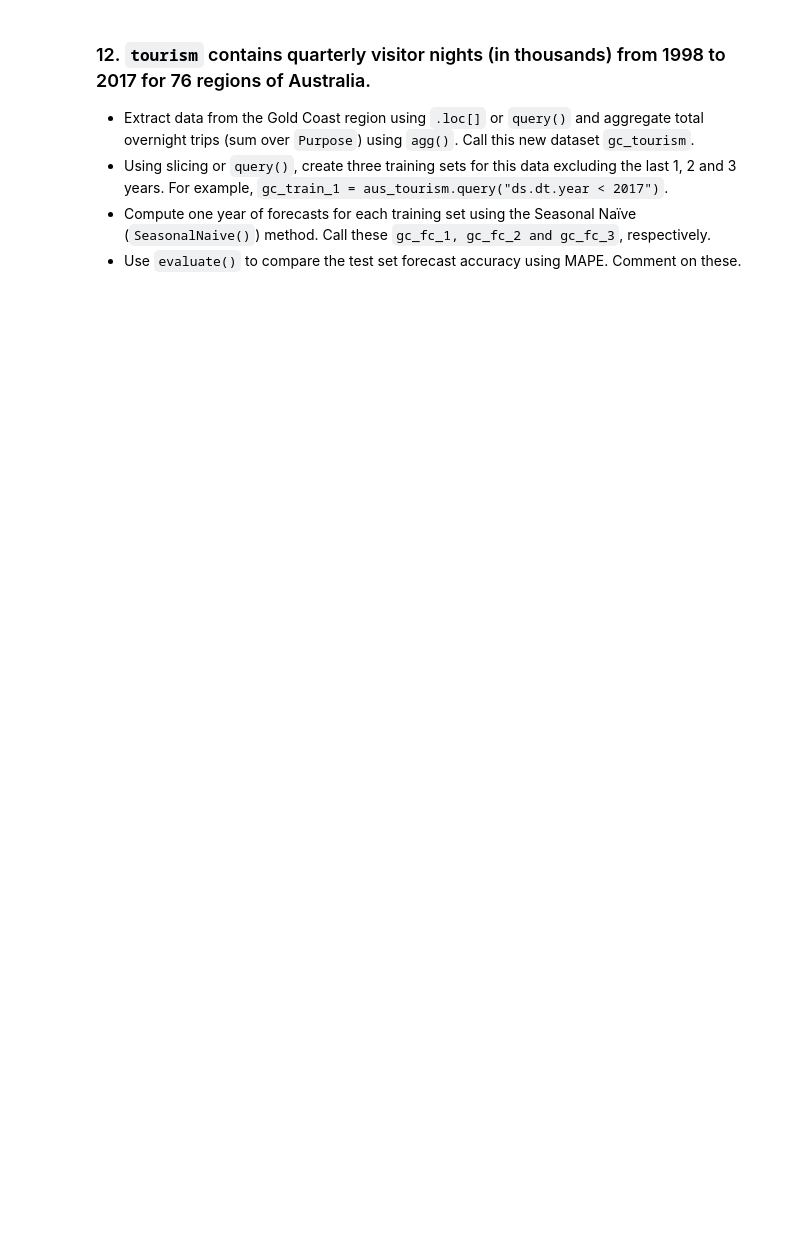
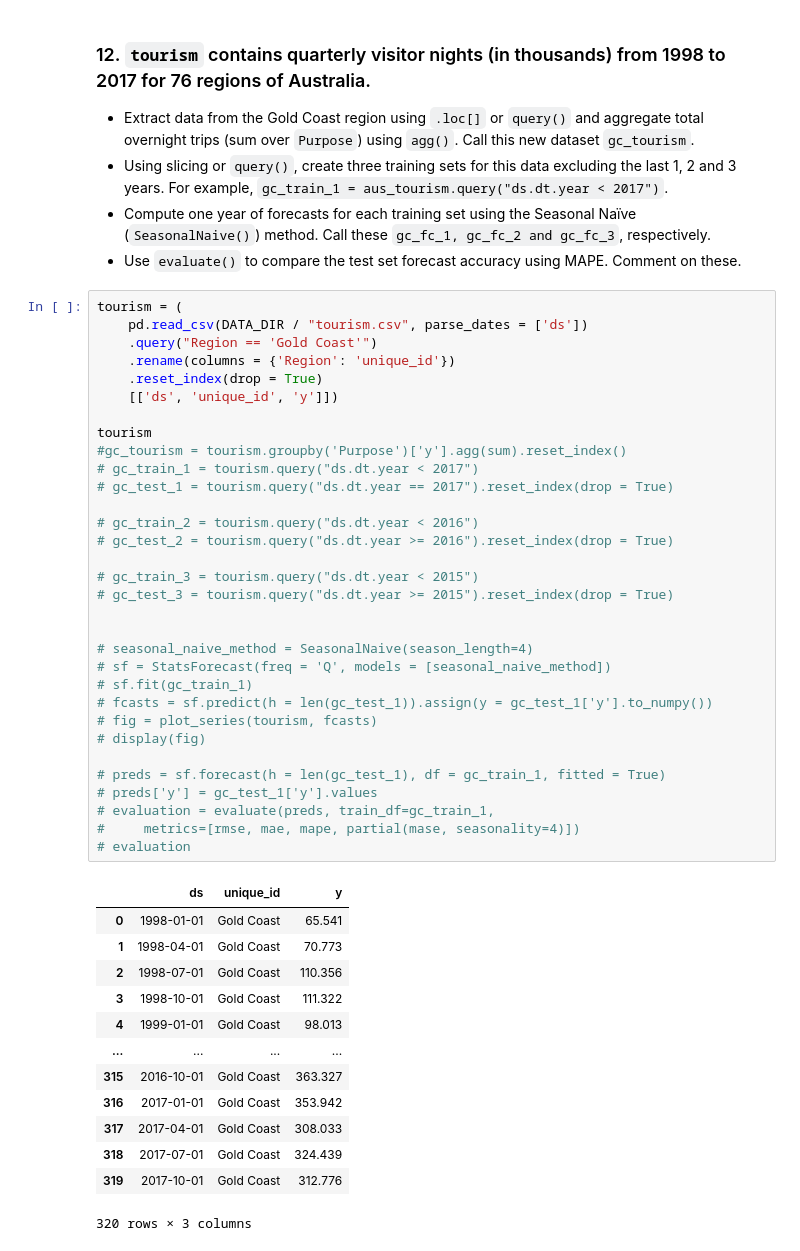
Before and after one commit to Le-Phu-Family/-Time-Series-Analysis-and-Forecasting-methods-, a Jupyter notebook: notebooks/Chapter 5 - The forecaster’s toolbox/Excercises for Chapter 5.ipynb, the cells around one changed output. Drawn from its saved outputs; the diff is of its cells as text; blank space fills up the shorter version.

```diff
--- a/notebooks/Chapter 5 - The forecaster’s toolbox/Excercises for Chapter 5.ipynb
+++ b/notebooks/Chapter 5 - The forecaster’s toolbox/Excercises for Chapter 5.ipynb
@@ -513,3 +629,49 @@ array(['Australian Capital Territory_Bulls, bullocks and steers',
 - Using slicing or `query()`, create three training sets for this data excluding the last 1, 2 and 3 years. For example, `gc_train_1 = aus_tourism.query("ds.dt.year < 2017")`.
 - Compute one year of forecasts for each training set using the Seasonal Naïve (`SeasonalNaive()`) method. Call these `gc_fc_1, gc_fc_2 and gc_fc_3`, respectively.
 - Use `evaluate()` to compare the test set forecast accuracy using MAPE. Comment on these.
+# %%
+tourism = (
+    pd.read_csv(DATA_DIR / "tourism.csv", parse_dates = ['ds'])
+    .query("Region == 'Gold Coast'")
+    .rename(columns = {'Region': 'unique_id'})
+    .reset_index(drop = True)
+    [['ds', 'unique_id', 'y']])
+
+tourism
+#gc_tourism = tourism.groupby('Purpose')['y'].agg(sum).reset_index()
+# gc_train_1 = tourism.query("ds.dt.year < 2017")
+# gc_test_1 = tourism.query("ds.dt.year == 2017").reset_index(drop = True)
+
+# gc_train_2 = tourism.query("ds.dt.year < 2016")
+# gc_test_2 = tourism.query("ds.dt.year >= 2016").reset_index(drop = True)
+
+# gc_train_3 = tourism.query("ds.dt.year < 2015")
+# gc_test_3 = tourism.query("ds.dt.year >= 2015").reset_index(drop = True)
+
+
+# seasonal_naive_method = SeasonalNaive(season_length=4)
+# sf = StatsForecast(freq = 'Q', models = [seasonal_naive_method])
+# sf.fit(gc_train_1)
+# fcasts = sf.predict(h = len(gc_test_1)).assign(y = gc_test_1['y'].to_numpy())
+# fig = plot_series(tourism, fcasts)
+# display(fig)
+
+# preds = sf.forecast(h = len(gc_test_1), df = gc_train_1, fitted = True)
+# preds['y'] = gc_test_1['y'].values
+# evaluation = evaluate(preds, train_df=gc_train_1,
+#     metrics=[rmse, mae, mape, partial(mase, seasonality=4)])
+# evaluation
+# %% [output]
+|  | ds | unique_id | y |
+| 0 | 1998-01-01 | Gold Coast | 65.541 |
+| 1 | 1998-04-01 | Gold Coast | 70.773 |
+| 2 | 1998-07-01 | Gold Coast | 110.356 |
+| 3 | 1998-10-01 | Gold Coast | 111.322 |
+| 4 | 1999-01-01 | Gold Coast | 98.013 |
+| ... | ... | ... | ... |
+| 315 | 2016-10-01 | Gold Coast | 363.327 |
+| 316 | 2017-01-01 | Gold Coast | 353.942 |
+| 317 | 2017-04-01 | Gold Coast | 308.033 |
+| 318 | 2017-07-01 | Gold Coast | 324.439 |
+| 319 | 2017-10-01 | Gold Coast | 312.776 |
+320 rows × 3 columns
```
Also changed, not shown: parts of 13 cells of this notebook, 2 other files.
